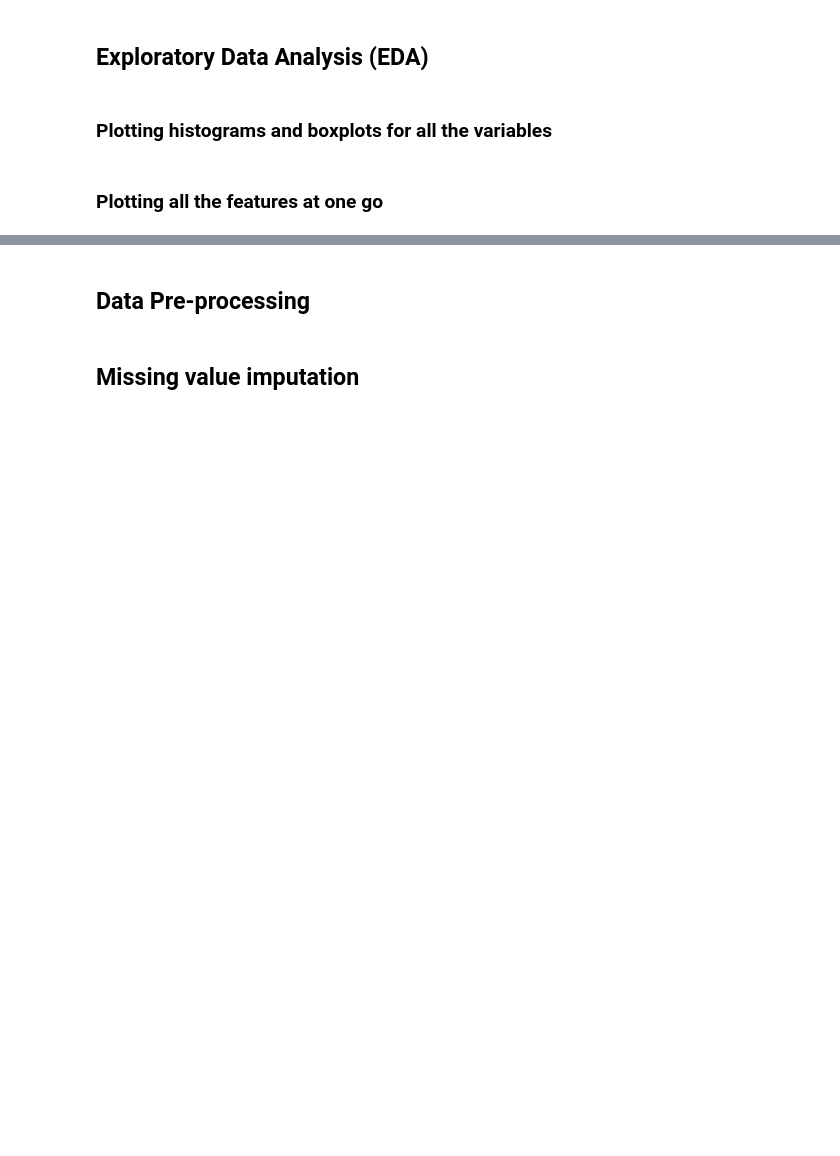
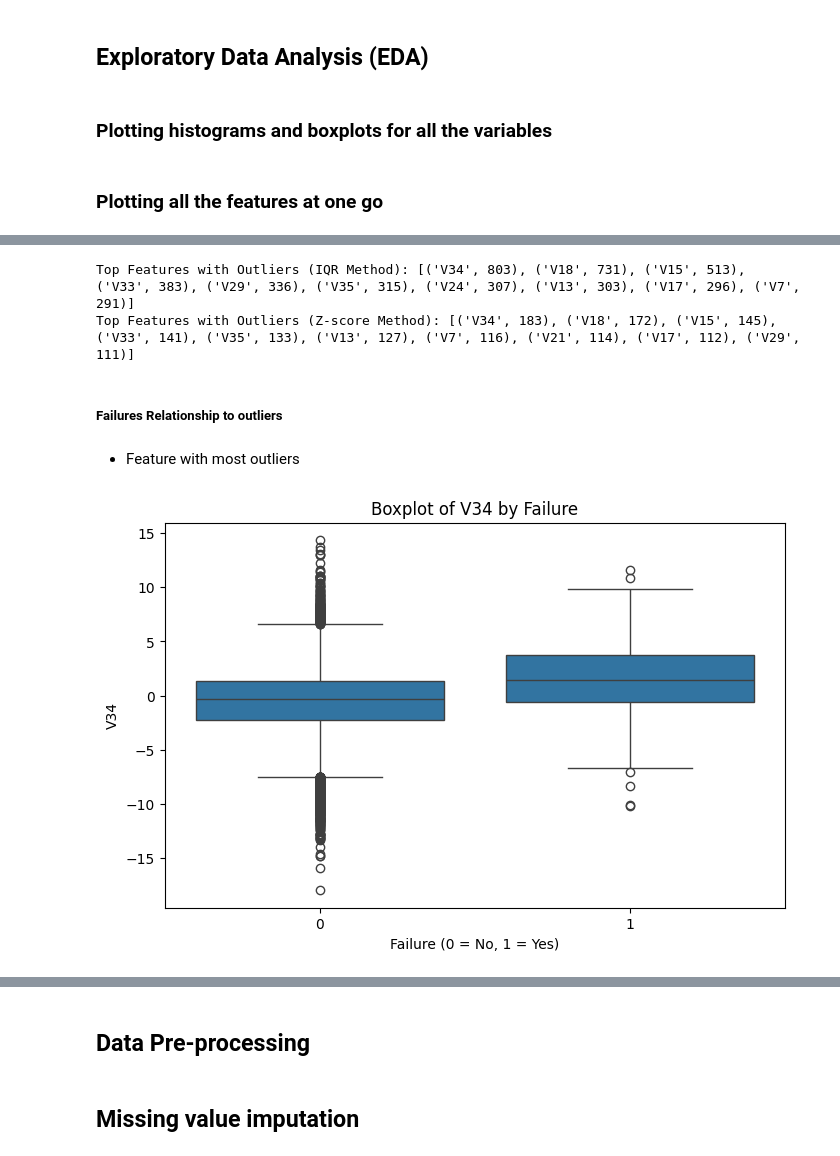
Before and after one commit to DataScience-BusinessAnalitics/Model_Tuning_Renewind, a Jupyter notebook: MT_Project_LearnerNotebook_FullCode.ipynb, the cells around one changed output, grey strips where cells are left out. Cells and saved outputs as stored; diff of their text form; code cells hidden in the pictures; blank space fills up the shorter version.

```diff
--- a/MT_Project_LearnerNotebook_FullCode.ipynb
+++ b/MT_Project_LearnerNotebook_FullCode.ipynb
@@ -164,0 +348,57 @@ for feature in df.columns:
+# %%
+from scipy.stats import zscore
+
+# Function to detect outliers using IQR
+def detect_outliers_iqr(df, columns):
+    outlier_dict = {}
+    for col in columns:
+        Q1 = df[col].quantile(0.25)
+        Q3 = df[col].quantile(0.75)
+        IQR = Q3 - Q1
+        lower_bound = Q1 - 1.5 * IQR
+        upper_bound = Q3 + 1.5 * IQR
+        outliers = df[(df[col] < lower_bound) | (df[col] > upper_bound)]
+        outlier_dict[col] = len(outliers)
+    return outlier_dict
+
+# Function to detect outliers using Z-score
+def detect_outliers_zscore(df, columns, threshold=3):
+    outlier_dict = {}
+    for col in columns:
+        z_scores = np.abs(zscore(df[col]))
+        outliers = df[z_scores > threshold]
+        outlier_dict[col] = len(outliers)
+    return outlier_dict
+
+# Select numerical columns (excluding target)
+num_cols = [col for col in train.columns if col != "Target"]
+
+# Detect outliers
+iqr_outliers = detect_outliers_iqr(train, num_cols)
+zscore_outliers = detect_outliers_zscore(train, num_cols)
+
+# Display the top features with the most outliers
+iqr_sorted = sorted(iqr_outliers.items(), key=lambda x: x[1], reverse=True)
+zscore_sorted = sorted(zscore_outliers.items(), key=lambda x: x[1], reverse=True)
+
+print("Top Features with Outliers (IQR Method):", iqr_sorted[:10])
+print("Top Features with Outliers (Z-score Method):", zscore_sorted[:10])
+# %% [output]
+Top Features with Outliers (IQR Method): [('V34', 803), ('V18', 731), ('V15', 513), ('V33', 383), ('V29', 336), ('V35', 315), ('V24', 307), ('V13', 303), ('V17', 296), ('V7', 291)]
+Top Features with Outliers (Z-score Method): [('V34', 183), ('V18', 172), ('V15', 145), ('V33', 141), ('V35', 133), ('V13', 127), ('V7', 116), ('V21', 114), ('V17', 112), ('V29', 111)]
+# %% [markdown]
+##### Failures Relationship to outliers
+# %% [markdown]
+- Feature with most outliers
+# %%
+# Select top feature with most outliers
+top_feature = iqr_sorted[0][0]
+
+plt.figure(figsize=(8, 5))
+sns.boxplot(x=train["Target"], y=train[top_feature])
+plt.title(f"Boxplot of {top_feature} by Failure")
+plt.xlabel("Failure (0 = No, 1 = Yes)")
+plt.ylabel(top_feature)
+plt.show()
+# %% [output]
+[figure, added]
```
Also changed, not shown: parts of 34 cells of this notebook.
